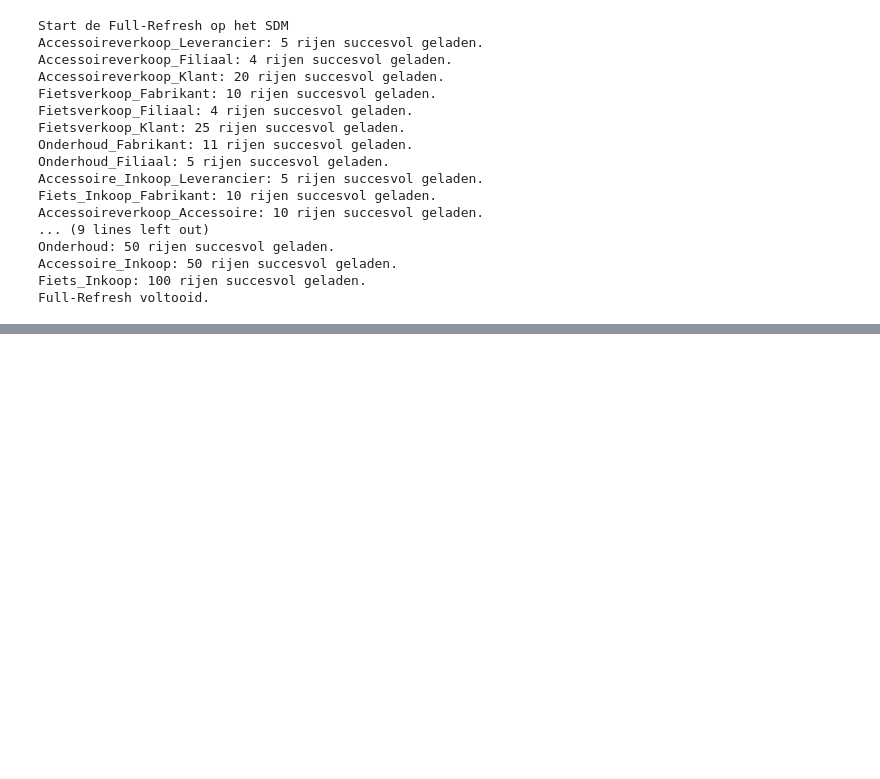
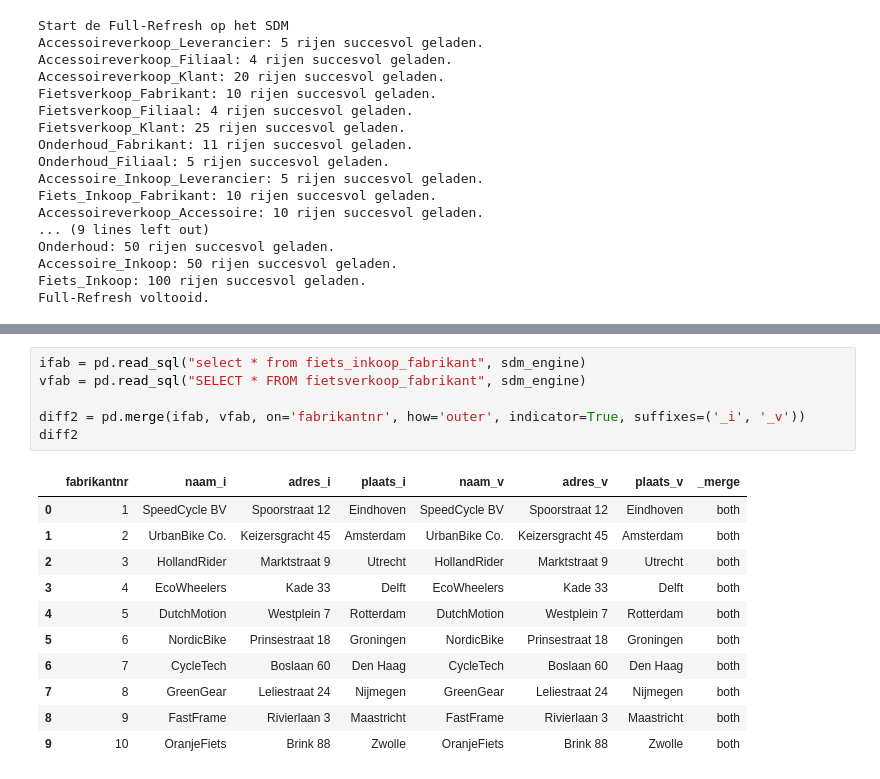
Before and after one commit to Andretjuhh/DUO-ENV-SE4, a Jupyter notebook: SDM/SDM_Functies.ipynb, the cells around one changed output, grey strips where cells are left out. Cells and saved outputs as stored; diff of their text form; blank space fills up the shorter version.

```diff
--- a/SDM/SDM_Functies.ipynb
+++ b/SDM/SDM_Functies.ipynb
@@ -193,0 +231,18 @@ nextdiff
+# %%
+ifab = pd.read_sql("select * from fiets_inkoop_fabrikant", sdm_engine)
+vfab = pd.read_sql("SELECT * FROM fietsverkoop_fabrikant", sdm_engine)
+
+diff2 = pd.merge(ifab, vfab, on='fabrikantnr', how='outer', indicator=True, suffixes=('_i', '_v'))
+diff2
+# %% [output]
+|  | fabrikantnr | naam_i | adres_i | plaats_i | naam_v | adres_v | plaats_v | _merge |
+| 0 | 1 | SpeedCycle BV | Spoorstraat 12 | Eindhoven | SpeedCycle BV | Spoorstraat 12 | Eindhoven | both |
+| 1 | 2 | UrbanBike Co. | Keizersgracht 45 | Amsterdam | UrbanBike Co. | Keizersgracht 45 | Amsterdam | both |
+| 2 | 3 | HollandRider | Marktstraat 9 | Utrecht | HollandRider | Marktstraat 9 | Utrecht | both |
+| 3 | 4 | EcoWheelers | Kade 33 | Delft | EcoWheelers | Kade 33 | Delft | both |
+| 4 | 5 | DutchMotion | Westplein 7 | Rotterdam | DutchMotion | Westplein 7 | Rotterdam | both |
+| 5 | 6 | NordicBike | Prinsestraat 18 | Groningen | NordicBike | Prinsestraat 18 | Groningen | both |
+| 6 | 7 | CycleTech | Boslaan 60 | Den Haag | CycleTech | Boslaan 60 | Den Haag | both |
+| 7 | 8 | GreenGear | Leliestraat 24 | Nijmegen | GreenGear | Leliestraat 24 | Nijmegen | both |
+| 8 | 9 | FastFrame | Rivierlaan 3 | Maastricht | FastFrame | Rivierlaan 3 | Maastricht | both |
+| 9 | 10 | OranjeFiets | Brink 88 | Zwolle | OranjeFiets | Brink 88 | Zwolle | both |
```
Also changed, not shown: parts of 3 cells of this notebook, 1 other file.
